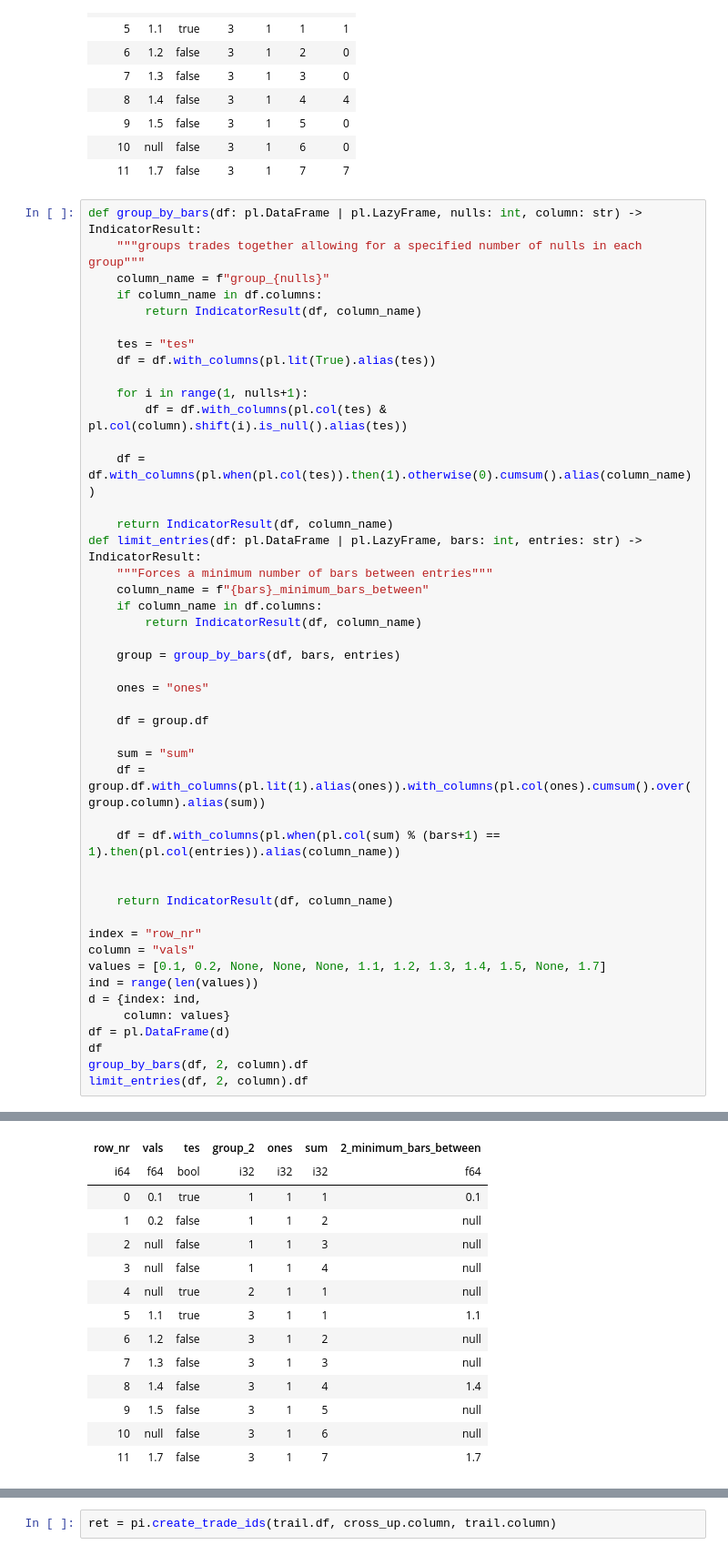
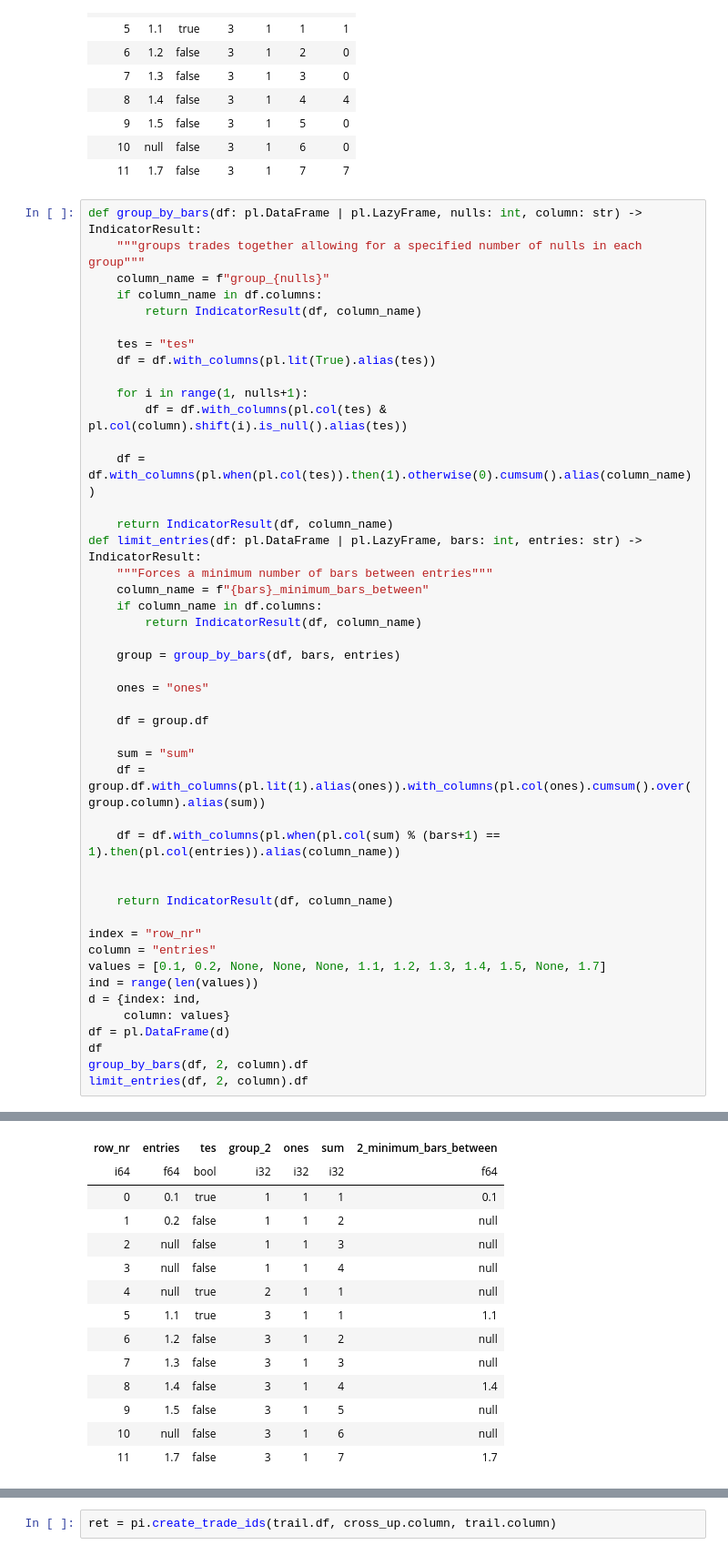
Before and after one commit to avepus/polar-indicators, a Jupyter notebook: src/polars_indicators/notebooks/testing.ipynb, the cells around one changed output, grey strips where cells are left out. Shown: that part at 91% size. Saved outputs shown, nothing was run; the diff lists cells and outputs as text.

```diff
--- a/src/polars_indicators/notebooks/testing.ipynb
+++ b/src/polars_indicators/notebooks/testing.ipynb
@@ -273,35 +269,35 @@ def limit_entries(df: pl.DataFrame | pl.LazyFrame, bars: int, entries: str) -> I
     """Forces a minimum number of bars between entries"""
     column_name = f"{bars}_minimum_bars_between"
     if column_name in df.columns:
         return IndicatorResult(df, column_name)
 
     group = group_by_bars(df, bars, entries)
 
     ones = "ones"
 
     df = group.df
 
     sum = "sum"
     df = group.df.with_columns(pl.lit(1).alias(ones)).with_columns(pl.col(ones).cumsum().over(group.column).alias(sum))
 
     df = df.with_columns(pl.when(pl.col(sum) % (bars+1) == 1).then(pl.col(entries)).alias(column_name))
 
 
     return IndicatorResult(df, column_name)
 
 index = "row_nr"
-column = "vals"
+column = "entries"
 values = [0.1, 0.2, None, None, None, 1.1, 1.2, 1.3, 1.4, 1.5, None, 1.7]
 ind = range(len(values))
 d = {index: ind,
      column: values}
 df = pl.DataFrame(d)
 df
 group_by_bars(df, 2, column).df
 limit_entries(df, 2, column).df
 # %% [output]
 shape: (12, 7)
-| row_nr | vals | tes | group_2 | ones | sum | 2_minimum_bars_between |
+| row_nr | entries | tes | group_2 | ones | sum | 2_minimum_bars_between |
 | i64 | f64 | bool | i32 | i32 | i32 | f64 |
 | 0 | 0.1 | true | 1 | 1 | 1 | 0.1 |
 | 1 | 0.2 | false | 1 | 1 | 2 | null |
```
Also changed, not shown: parts of 6 cells of this notebook, 1 other file.
